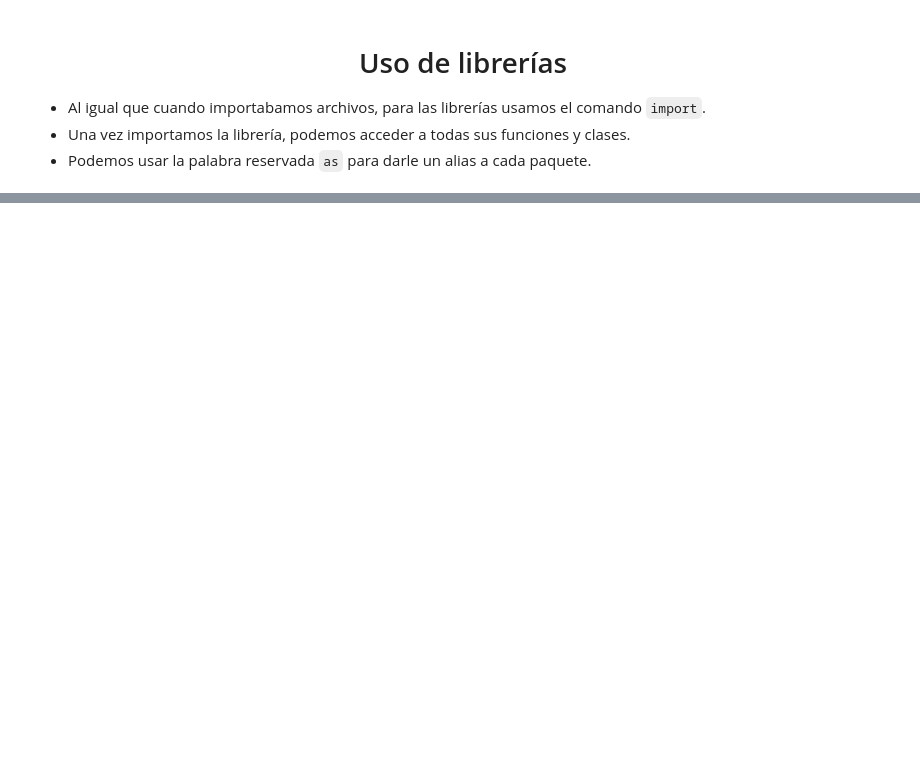
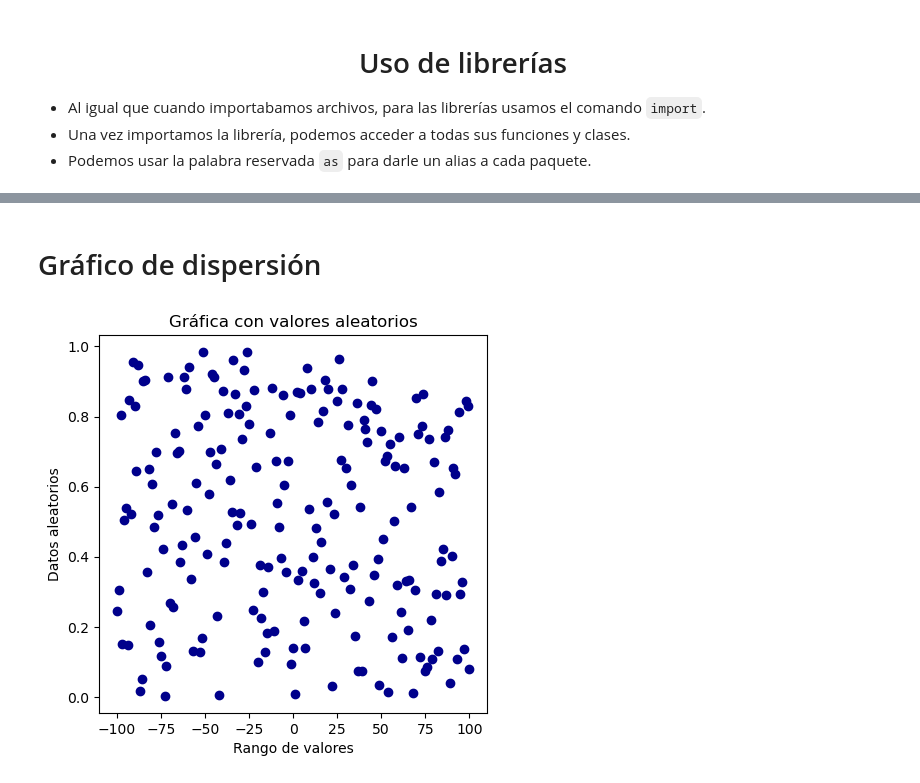
Before and after one commit to alceballosa/programming_fundamentals_py, a Jupyter notebook: Semana_6_1.ipynb, the cells around one changed output, grey strips where cells are left out. Cells and saved outputs as stored; diff of their text form; code cells hidden in the pictures; blank space fills up the shorter version.

```diff
--- a/Semana_6_1.ipynb
+++ b/Semana_6_1.ipynb
@@ -93,0 +449,21 @@ import numpy as np
+# %% [markdown]
+# Gráfico de dispersión
+# %%
+x = np.arange(-100,101,1)
+y = np.random.random(size=x.shape)
+
+
+fig = plt.figure( figsize=(5,5), dpi = 100)
+
+#La función scatter permite dibujar los puntos solamente
+#Todos los colores de matplotlib: https://matplotlib.org/2.0.2/examples/color/named_colors.html
+plt.scatter(x,y, color = "darkblue")
+
+#Podemos colocarle título a la gráfica:
+
+plt.title("Gráfica con valores aleatorios")
+plt.xlabel("Rango de valores")
+plt.ylabel("Datos aleatorios")
+plt.show()
+# %% [output]
+[figure, added]
```
Also changed, not shown: parts of 59 cells of this notebook, 2 other files.
